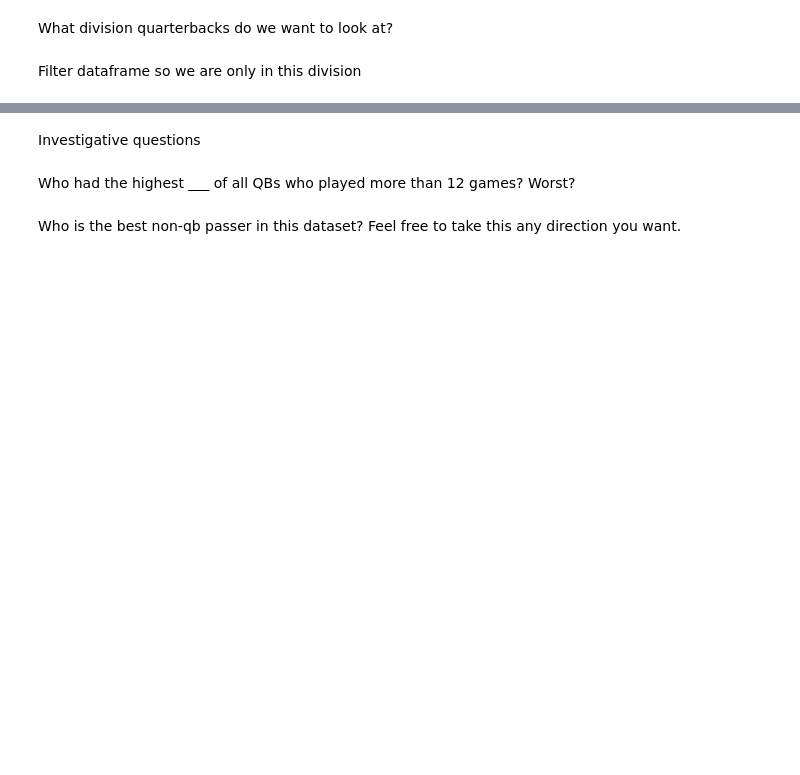
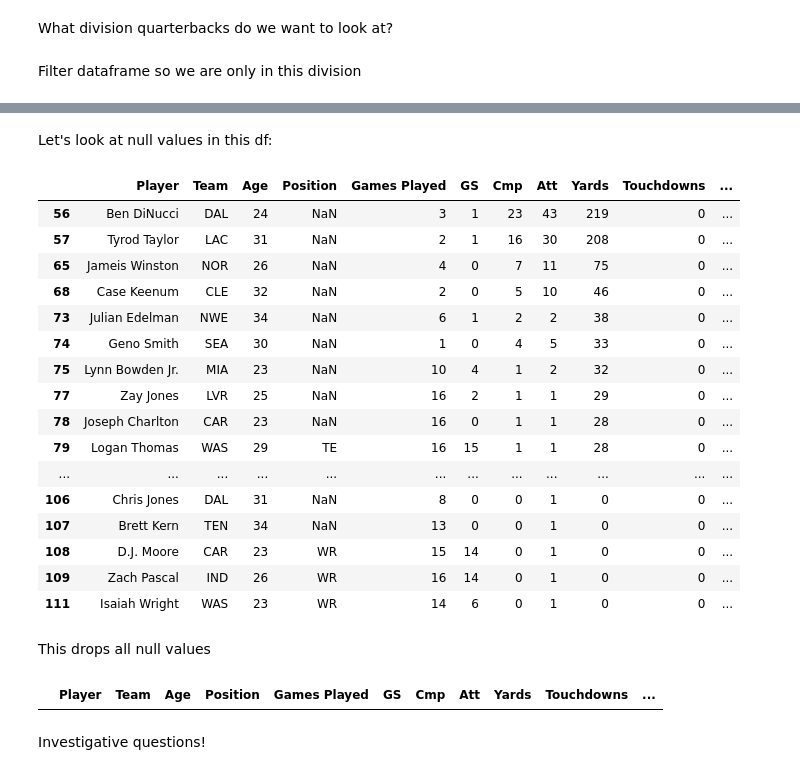
Before and after one commit to rielaben/MSAS_Modules_2021_2022, a Jupyter notebook: Week 3/Module_3.ipynb, the cells around one changed output, grey strips where cells are left out. Saved outputs shown, nothing was run; the diff lists cells and outputs as text; code cells hidden in the pictures; blank space fills up the shorter version.

```diff
--- a/Week 3/Module_3.ipynb
+++ b/Week 3/Module_3.ipynb
@@ -73,2 +289,4 @@ How do we add a new column to the dataset?
 # %% [markdown]
 What column could we add to this dataset to learn more about our passers?
+# %%
+simple_df['TD/INT'] = simple_df['Touchdowns']/simple_df['Interceptions']
@@ -75,4 +301,6 @@ What column could we add to this dataset to learn more about our passers?
 # %% [markdown]
 What looks weird about this result? How can we fix it?
+# %%
+simple_df['TD/INT']=simple_df['TD/INT'].round(3)
 # %% [markdown]
 Find me the third through tenth rows of the dataframe (hint: iloc)
@@ -82,0 +350,2 @@ Let's see what we can do with indexes - set the index to 'Player'
+# %%
+simple_df = simple_df.set_index('Player')
@@ -87,2 +390,4 @@ Locate Tom Brady's season (df.loc)
 # %% [markdown]
 Reset the index back to integers:
+# %%
+simple_df = simple_df.reset_index()
@@ -93,6 +456,31 @@ Filter dataframe so we are only in this division
+# %% [markdown]
+Let's look at null values in this df:
+# %%
+display(simple_df[simple_df['TD/INT'].isnull()])
+# %% [output]
+|  | Player | Team | Age | Position | Games Played | GS | Cmp | Att | Yards | Touchdowns | ... |
+| 56 | Ben DiNucci | DAL | 24 | NaN | 3 | 1 | 23 | 43 | 219 | 0 | ... |
+| 57 | Tyrod Taylor | LAC | 31 | NaN | 2 | 1 | 16 | 30 | 208 | 0 | ... |
+| 65 | Jameis Winston | NOR | 26 | NaN | 4 | 0 | 7 | 11 | 75 | 0 | ... |
+| 68 | Case Keenum | CLE | 32 | NaN | 2 | 0 | 5 | 10 | 46 | 0 | ... |
+| 73 | Julian Edelman | NWE | 34 | NaN | 6 | 1 | 2 | 2 | 38 | 0 | ... |
+| 74 | Geno Smith | SEA | 30 | NaN | 1 | 0 | 4 | 5 | 33 | 0 | ... |
+| 75 | Lynn Bowden Jr. | MIA | 23 | NaN | 10 | 4 | 1 | 2 | 32 | 0 | ... |
+| 77 | Zay Jones | LVR | 25 | NaN | 16 | 2 | 1 | 1 | 29 | 0 | ... |
+| 78 | Joseph Charlton | CAR | 23 | NaN | 16 | 0 | 1 | 1 | 28 | 0 | ... |
+| 79 | Logan Thomas | WAS | 29 | TE | 16 | 15 | 1 | 1 | 28 | 0 | ... |
+| ... | ... | ... | ... | ... | ... | ... | ... | ... | ... | ... | ... |
+| 106 | Chris Jones | DAL | 31 | NaN | 8 | 0 | 0 | 1 | 0 | 0 | ... |
+| 107 | Brett Kern | TEN | 34 | NaN | 13 | 0 | 0 | 1 | 0 | 0 | ... |
+| 108 | D.J. Moore | CAR | 23 | WR | 15 | 14 | 0 | 1 | 0 | 0 | ... |
+| 109 | Zach Pascal | IND | 26 | WR | 16 | 14 | 0 | 1 | 0 | 0 | ... |
+| 111 | Isaiah Wright | WAS | 23 | WR | 14 | 6 | 0 | 1 | 0 | 0 | ... |
+# %% [markdown]
+This drops all null values
+# %%
+simple_df = simple_df.dropna()
+display(simple_df[simple_df['TD/INT'].isnull()])
+# %% [output]
+|  | Player | Team | Age | Position | Games Played | GS | Cmp | Att | Yards | Touchdowns | ... |
 # %% [markdown]
-Investigative questions
+Investigative questions!
-# %% [markdown]
-Who had the highest ___ of all QBs who played more than 12 games? Worst?
-# %% [markdown]
-Who is the best non-qb passer in this dataset? Feel free to take this any direction you want.
```
Also changed, not shown: parts of 45 cells of this notebook.
